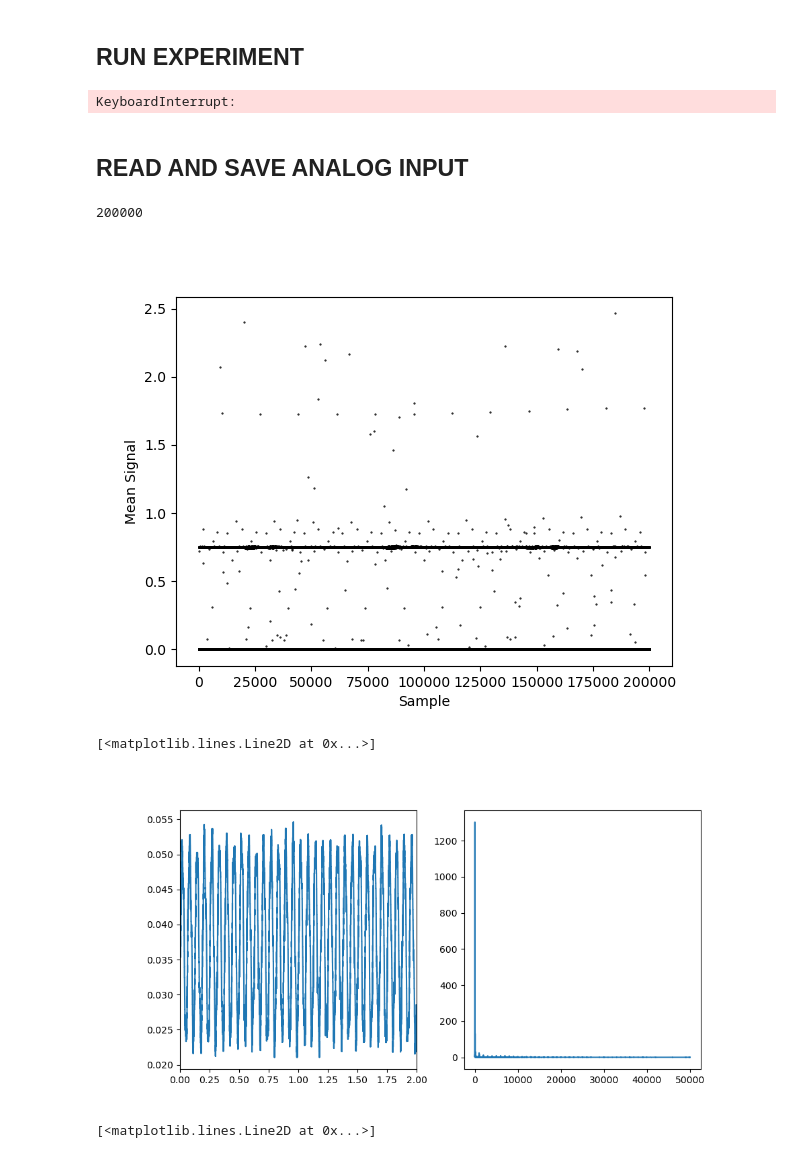
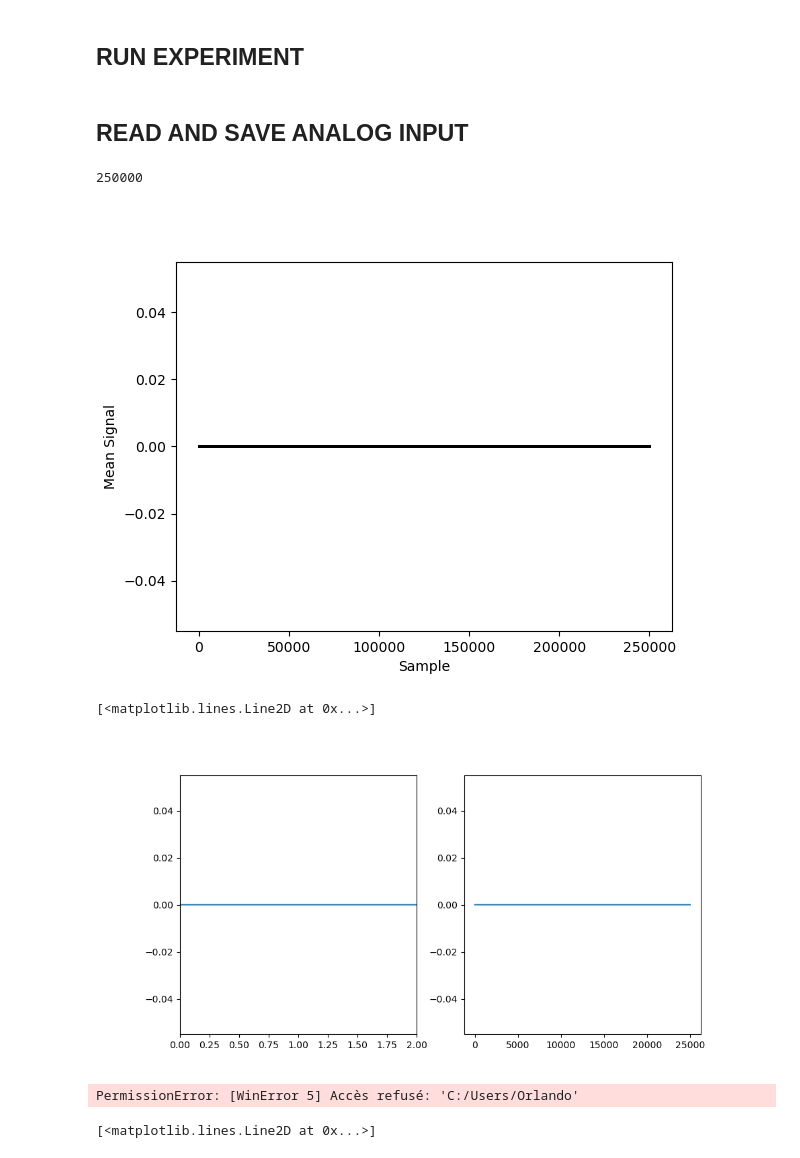
Before and after one commit to orlandomarcelo/DREAM_repo, a Jupyter notebook: MCC_DAQ/MPPC_Recording.ipynb, the cells around one changed output. Saved outputs shown, nothing was run; the diff lists cells and outputs as text; code cells hidden in the pictures.

```diff
--- a/MCC_DAQ/MPPC_Recording.ipynb
+++ b/MCC_DAQ/MPPC_Recording.ipynb
@@ -43,7 +41,7 @@ IndexError: list index out of range
 ## AQUISITION SETTINGS
 # %%
 DAQ_Rate = 50000 # [Hz]
-Exp_Duration = 2560 #[s]
+Exp_Duration = 5 #[s]
 total_count = int(DAQ_Rate * Exp_Duration)
 EXPNAME = "RANDOM_92_2"
 # %%
@@ -74,8 +72,6 @@ while status != Status.IDLE:
     time.sleep(0.5)
     status, curr_count, curr_index = ul.get_status(
             board_num, FunctionType.AIFUNCTION)
-# %% [output]
-KeyboardInterrupt:
 # %% [markdown]
 ## READ AND SAVE ANALOG INPUT
 # %%
@@ -87,7 +83,7 @@ DAQ_signal = np.array(points)
 # %%
 len(DAQ_signal)
 # %% [output]
-200000
+250000
 # %%
 import sys
 module_path = os.path.abspath(os.path.join('..'))
@@ -105,25 +101,27 @@ plt.ylabel('Mean Signal')
 plt.plot(DAQ_signal, "ko", markersize=0.5)
 plt.show()
 # %% [output]
-[figure, old version]
+[figure, new version]
 # %%
-t = np.arange(0,2,1/DAQ_Rate)
+t = np.arange(0,5,1/DAQ_Rate)
 window = 1000
 fig, ax = plt.subplots(1,2, figsize = (10,5))
 timestamps = tools.moving_average(t, window)
 signal = tools.moving_average(DAQ_signal, window)
 
 F, A, P = tools.FFT(timestamps, signal,False)
 ax[0].plot(timestamps, signal)
 ax[0].set_xlim(0, 2)
 ax[1].plot(F, A)
 # %% [output]
 [<matplotlib.lines.Line2D at 0x...>]
-[figure, old version]
+[figure, new version]
 # %%
 DataFolderName = "C:/Users/Orlando/ownCloud - ORLANDO Marcelo@mycore.cnrs.fr/Doutorado/Dados experimentais/MCC_DAQ/" + datetime.datetime.now().strftime('%Y-%m-%d_%H-%M-%S') + "_" + str(EXPNAME)
 os.makedirs(DataFolderName)
 pickle.dump(DAQ_signal, open(DataFolderName + "/MPPCSignal.p", "wb" ))
+# %% [output]
+PermissionError: [WinError 5] Accès refusé: 'C:/Users/Orlando'
 # %%
 plt.plot(DAQ_signal)
 # %% [output]
```
Also changed, not shown: parts of 1 cell of this notebook, 1 other file.
